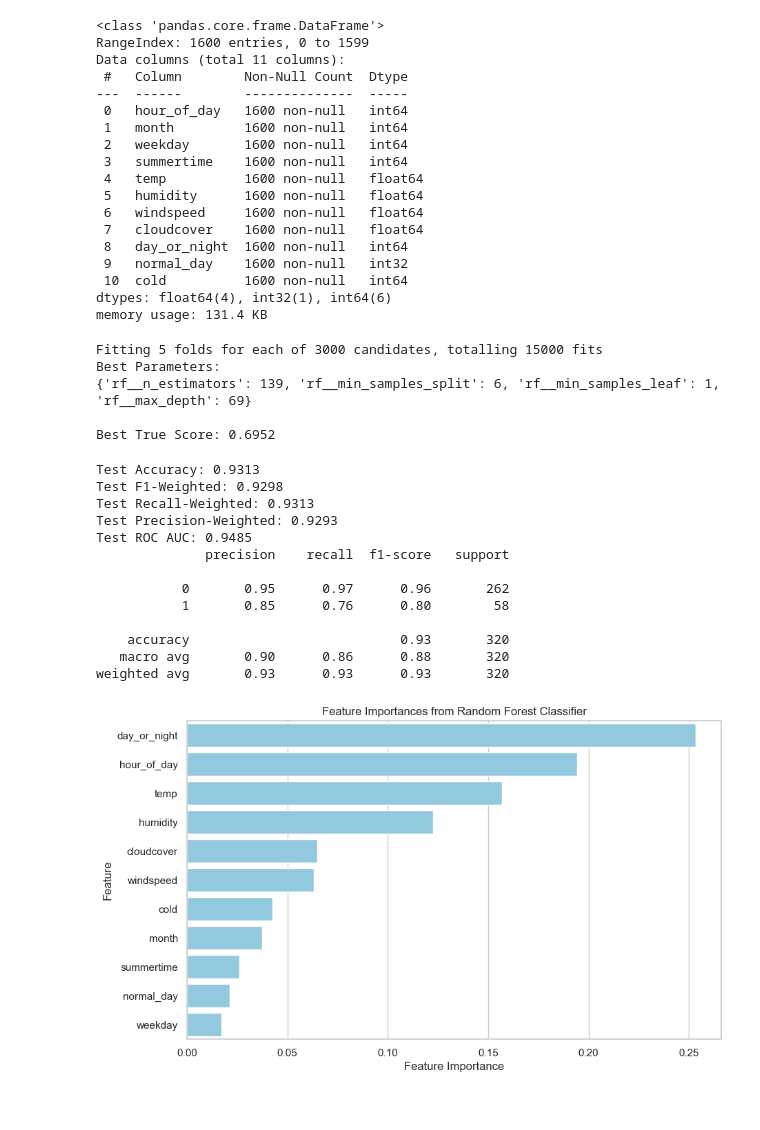
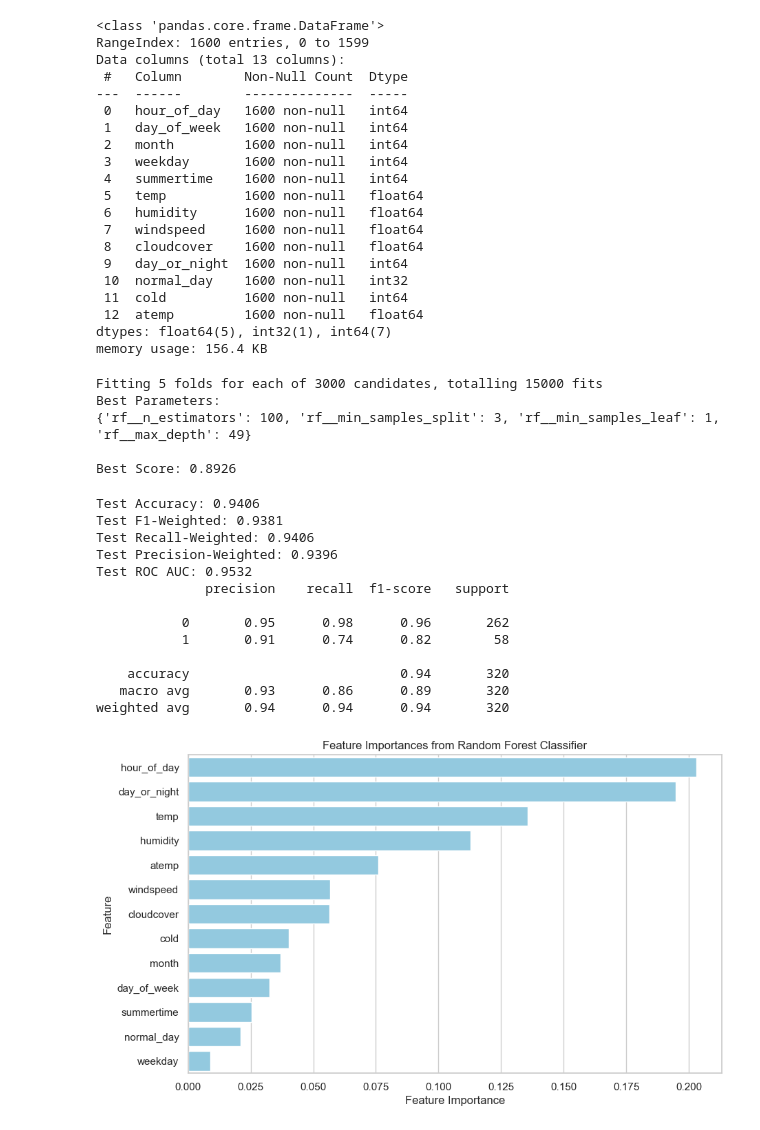
Before and after one commit to ViktorBakken/SM-r, a Jupyter notebook: models/random_forest.ipynb, the cells around one changed output. Drawn from its saved outputs; the diff is of its cells as text; code cells hidden in the pictures.

```diff
--- a/models/random_forest.ipynb
+++ b/models/random_forest.ipynb
@@ -15,7 +15,7 @@ seed = 42
 #Load data
 df = pd.read_csv(os.path.abspath("../data/labeled_training_data.csv"))
 
-#Select all columns except the last
+#Select all columns except the label
 X = df.iloc[:, :-1]
 
 #Create new features
@@ -23,9 +23,13 @@ X['day_or_night'] = X['hour_of_day'].apply(lambda x: 1 if 8 <= x < 21 else 0)
 
 X['normal_day'] = (~((X['summertime'] == 1) | (X['holiday'] == 1) | (X['weekday'] == 0))).astype(int)
 
+
+
 X['cold'] = X['temp'].apply(lambda x: 1 if x <= 8 else 0)
 
-#X['winter'] = X['month'].apply(lambda x: 1 if x == 0 or x== 1  or x==11 else 0)
+X['atemp'] = (243.04 * (np.log(X['humidity']/100)
+                        + (17.625 * X['dew']) / (243.04 + X['dew']))) / (17.625 - np.log(X['humidity']/100)
+                        - (17.625 * X['dew']) / (243.04 + X['dew']))
 
 #Remove bad features
 X = X.drop(['snow', 'snowdepth', 'holiday', 'visibility', 'precip', 'dew'], axis=1)
@@ -47,22 +51,24 @@ skf = StratifiedKFold(n_splits=5, shuffle=True, random_state=seed)
 # %% [output]
 <class 'pandas.core.frame.DataFrame'>
 RangeIndex: 1600 entries, 0 to 1599
-Data columns (total 11 columns):
+Data columns (total 13 columns):
  #   Column        Non-Null Count  Dtype
 ---  ------        --------------  -----
  0   hour_of_day   1600 non-null   int64
- 1   month         1600 non-null   int64
- 2   weekday       1600 non-null   int64
- 3   summertime    1600 non-null   int64
- 4   temp          1600 non-null   float64
- 5   humidity      1600 non-null   float64
- 6   windspeed     1600 non-null   float64
- 7   cloudcover    1600 non-null   float64
- 8   day_or_night  1600 non-null   int64
- 9   normal_day    1600 non-null   int32
- 10  cold          1600 non-null   int64
-dtypes: float64(4), int32(1), int64(6)
-memory usage: 131.4 KB
+ 1   day_of_week   1600 non-null   int64
+ 2   month         1600 non-null   int64
+ 3   weekday       1600 non-null   int64
+ 4   summertime    1600 non-null   int64
+ 5   temp          1600 non-null   float64
+ 6   humidity      1600 non-null   float64
+ 7   windspeed     1600 non-null   float64
+ 8   cloudcover    1600 non-null   float64
+ 9   day_or_night  1600 non-null   int64
+ 10  normal_day    1600 non-null   int32
+ 11  cold          1600 non-null   int64
+ 12  atemp         1600 non-null   float64
+dtypes: float64(5), int32(1), int64(7)
+memory usage: 156.4 KB
 # %%
 model = RandomForestClassifier(
     random_state=seed,
@@ -96,7 +102,7 @@ random_search = RandomizedSearchCV(
     estimator=pipeline,
     param_distributions=param_dists,
     n_iter=3000,
-    scoring='f1',
+    scoring='f1_weighted',
     refit=True,
     cv=skf,
     n_jobs=-1,
@@ -109,15 +115,15 @@ random_search.fit(X_train, y_train)
 
 print("Best Parameters:")
 print(random_search.best_params_)
-print(f"\nBest {random_search.refit} Score: {random_search.best_score_:.4f}")
+print(f"\nBest Score: {random_search.best_score_:.4f}")
 
 best_model = random_search.best_estimator_
 # %% [output]
 Fitting 5 folds for each of 3000 candidates, totalling 15000 fits
 Best Parameters:
-{'rf__n_estimators': 139, 'rf__min_samples_split': 6, 'rf__min_samples_leaf': 1, 'rf__max_depth': 69}
+{'rf__n_estimators': 100, 'rf__min_samples_split': 3, 'rf__min_samples_leaf': 1, 'rf__max_depth': 49}
 
-Best True Score: 0.6952
+Best Score: 0.8926
 # %%
 y_pred = best_model.predict(X_test)
 y_proba = best_model.predict_proba(X_test)[:, 1]
@@ -132,40 +138,37 @@ from sklearn.metrics import classification_report
 
 print(classification_report(y_test, y_pred))
 # %% [output]
-Test Accuracy: 0.9313
-Test F1-Weighted: 0.9298
-Test Recall-Weighted: 0.9313
-Test Precision-Weighted: 0.9293
-Test ROC AUC: 0.9485
+Test Accuracy: 0.9406
+Test F1-Weighted: 0.9381
+Test Recall-Weighted: 0.9406
+Test Precision-Weighted: 0.9396
+Test ROC AUC: 0.9532
               precision    recall  f1-score   support
 
-           0       0.95      0.97      0.96       262
-           1       0.85      0.76      0.80        58
+           0       0.95      0.98      0.96       262
+           1       0.91      0.74      0.82        58
 
-    accuracy                           0.93       320
-   macro avg       0.90      0.86      0.88       320
-weighted avg       0.93      0.93      0.93       320
+    accuracy                           0.94       320
+   macro avg       0.93      0.86      0.89       320
+weighted avg       0.94      0.94      0.94       320
 # %%
 rf_classifier = best_model.named_steps['rf']
 
 # Retrieve feature importances
 importances = rf_classifier.feature_importances_
-
-# Get feature names
-feature_names = X_train.columns
 
 feature_importances = pd.DataFrame({
     'Feature': X.columns,
     'Importance': importances
 }).sort_values(by='Importance', ascending=False)
 
 # Plot using Seaborn
 sns.set_theme(style="whitegrid")
 plt.figure(figsize=(10, 6))
 sns.barplot(x='Importance', y='Feature', data=feature_importances, color='skyblue')
 plt.xlabel('Feature Importance')
 plt.ylabel('Feature')
 plt.title('Feature Importances from Random Forest Classifier')
 plt.show()
 # %% [output]
-[figure, old version]
+[figure, new version]
```
Also changed, not shown: 2 other files.
